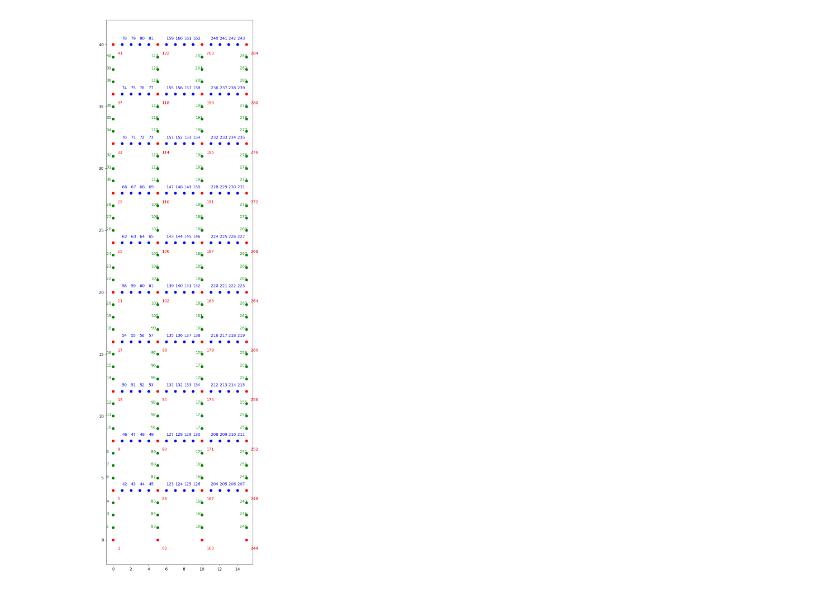
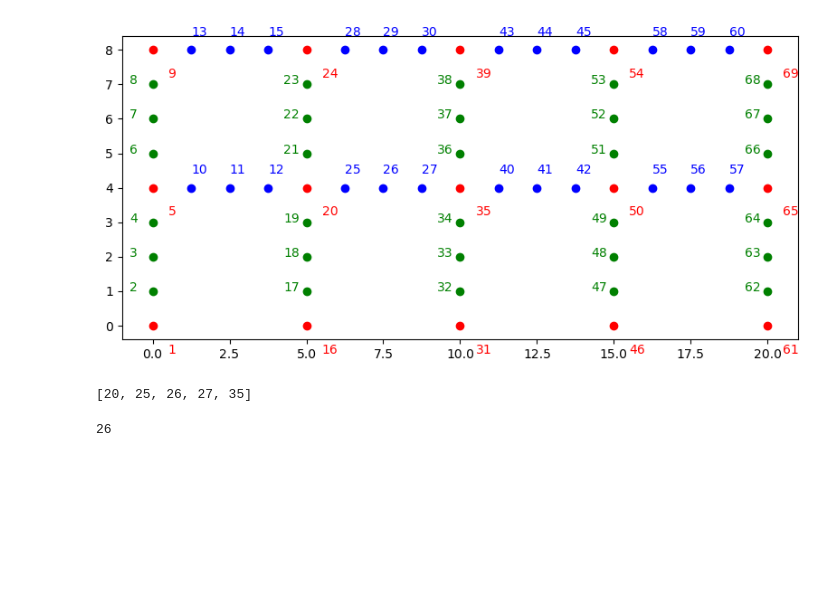
Before and after one commit to Anwar8/Blaze, a Jupyter notebook: POC/frame.ipynb, the cells around one changed output. Cells and saved outputs as stored; diff of their text form; code cells hidden in the pictures; blank space fills up the shorter version.

Commit message:
some minor updates to journal, and minor bug fixes and updates to POC frame

```diff
--- a/POC/frame.ipynb
+++ b/POC/frame.ipynb
@@ -70,13 +70,13 @@ class frame:
 
         bay_nodes = []
 
-        starting_node = 1 + floor*(self.nodes_per_column + 1) + (bay - 1)*self.nodes_per_column_line
+        starting_node = 1 + floor*(self.nodes_per_column + 1) + (bay - 1)*self.nodes_per_column_line + (bay - 1)*self.nodes_per_full_bay
         ending_node = starting_node + self.nodes_per_column_line + self.nodes_per_full_bay
         bay_nodes.append(starting_node)
 
+        starting_bay_node = bay*self.nodes_per_column_line + (bay - 1)*self.nodes_per_full_bay + (floor - 1)*self.nodes_per_bay
         for node_i in np.arange(1, self.nodes_per_bay + 1):
-            node_id = bay*self.nodes_per_column_line + (floor - 1)*self.nodes_per_bay + node_i
-            bay_nodes.append(node_id)
+            bay_nodes.append(starting_bay_node + node_i)
         bay_nodes.append(ending_node)
         return bay_nodes
 
@@ -99,16 +99,33 @@ class frame:
                 plt.scatter(vertix.x, vertix.y, c="g")
                 plt.text(vertix.x - self.bay_length*0.15, vertix.y, f"{vertix.id}", c="g")
 # %%
-n_bays = 3
-n_floors = 10
-a_frame = frame(num_bays = n_bays, num_floors = n_floors, bay_length = 5, floor_height = 4, elements_per_bay = 5, elements_per_floor = 4)
+n_bays = 4
+n_floors = 2
+a_frame = frame(num_bays = n_bays, num_floors = n_floors,
+                bay_length = 5, floor_height = 4,
+                elements_per_bay = 4, elements_per_floor = 4)
 a_frame.calculate_vertices()
 a_frame.calculate_bay_nodes()
 a_frame.calculate_column_nodes()
 a_frame.plot_vertices()
 a_frame.plot_bay_nodes()
 a_frame.plot_column_nodes()
 plt.gcf().set_size_inches(n_bays*2, n_floors*2)
 plt.tight_layout()
 # %% [output]
-[figure, old version]
+[figure, new version]
+# %%
+a_frame.find_bay_nodes(2, 1)
+# %% [output]
+[20, 25, 26, 27, 35]
+# %%
+bay = 1
+floor = 2
+nodes_per_column = a_frame.nodes_per_column
+nodes_per_column_line = a_frame.nodes_per_column_line
+nodes_per_full_bay = a_frame.nodes_per_full_bay
+starting_node = 1 + floor*(nodes_per_column + 1) + (bay - 1)*nodes_per_column_line + (bay - 1)*nodes_per_full_bay
+
+starting_node + nodes_per_column_line + nodes_per_full_bay
+# %% [output]
+26
```
Also changed, not shown: 4 other files.
